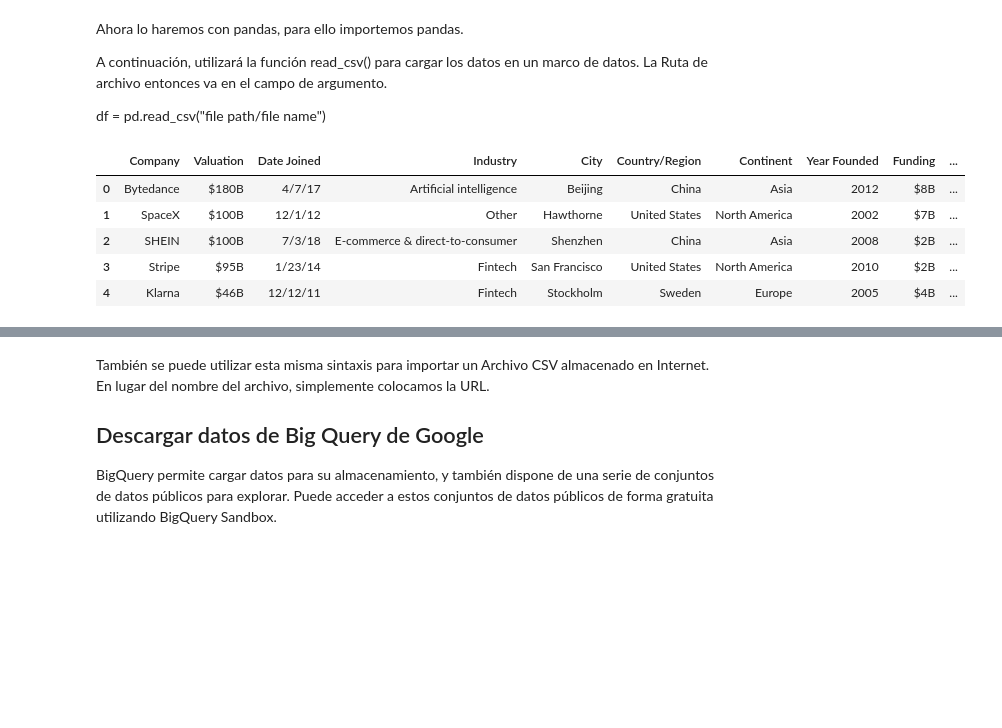
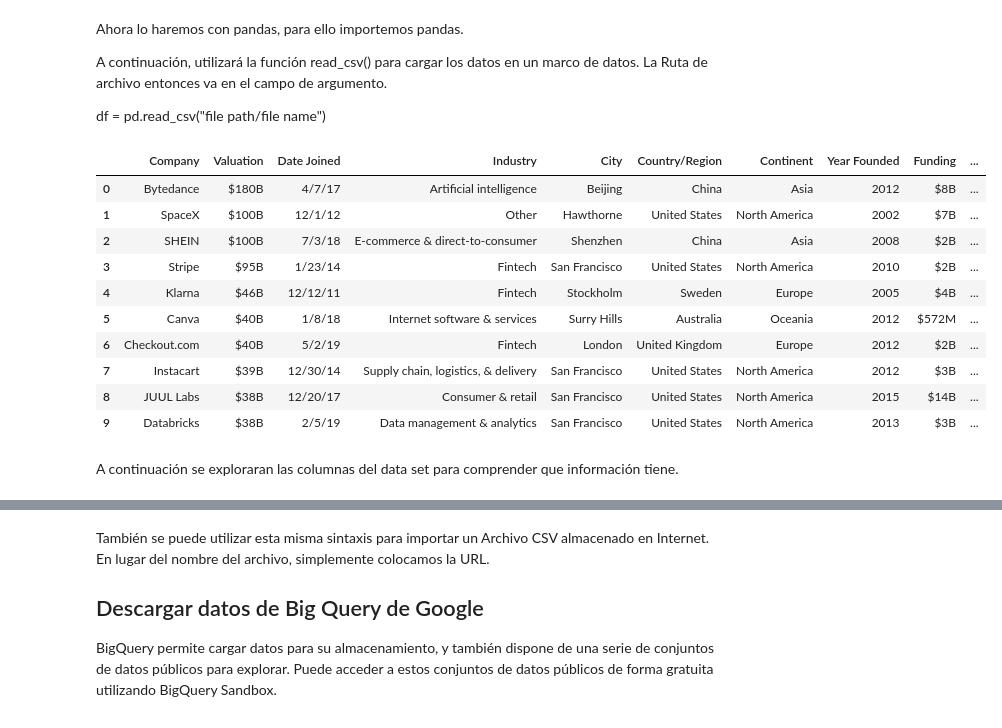
Before and after one commit to Foxcornio/portafolioDataScience, a Jupyter notebook: unicorn_companies/lectura_csv.ipynb, the cells around one changed output, grey strips where cells are left out. Drawn from its saved outputs; the diff is of its cells as text; code cells hidden in the pictures; blank space fills up the shorter version.

```diff
--- a/unicorn_companies/lectura_csv.ipynb
+++ b/unicorn_companies/lectura_csv.ipynb
@@ -44,11 +44,18 @@ df = pd.read_csv("file path/file name")
 # %%
 import pandas as pd # importamos pandas como pd
 df = pd.read_csv("./data_set/Unicorn_Companies.csv") # read_csv lee el csv directamente como un diccionario
-df.head() # imprimimos los primeros 10 elementos
+df.head(10) # imprimimos los primeros 10 elementos
 # %% [output]
 |  | Company | Valuation | Date Joined | Industry | City | Country/Region | Continent | Year Founded | Funding | ... |
 | 0 | Bytedance | $180B | 4/7/17 | Artificial intelligence | Beijing | China | Asia | 2012 | $8B | ... |
 | 1 | SpaceX | $100B | 12/1/12 | Other | Hawthorne | United States | North America | 2002 | $7B | ... |
 | 2 | SHEIN | $100B | 7/3/18 | E-commerce & direct-to-consumer | Shenzhen | China | Asia | 2008 | $2B | ... |
 | 3 | Stripe | $95B | 1/23/14 | Fintech | San Francisco | United States | North America | 2010 | $2B | ... |
 | 4 | Klarna | $46B | 12/12/11 | Fintech | Stockholm | Sweden | Europe | 2005 | $4B | ... |
+| 5 | Canva | $40B | 1/8/18 | Internet software & services | Surry Hills | Australia | Oceania | 2012 | $572M | ... |
+| 6 | Checkout.com | $40B | 5/2/19 | Fintech | London | United Kingdom | Europe | 2012 | $2B | ... |
+| 7 | Instacart | $39B | 12/30/14 | Supply chain, logistics, & delivery | San Francisco | United States | North America | 2012 | $3B | ... |
+| 8 | JUUL Labs | $38B | 12/20/17 | Consumer & retail | San Francisco | United States | North America | 2015 | $14B | ... |
+| 9 | Databricks | $38B | 2/5/19 | Data management & analytics | San Francisco | United States | North America | 2013 | $3B | ... |
+# %% [markdown]
+A continuación se exploraran las columnas del data set para comprender que información tiene.
```
Also changed, not shown: parts of 24 cells of this notebook, 6 other files.
